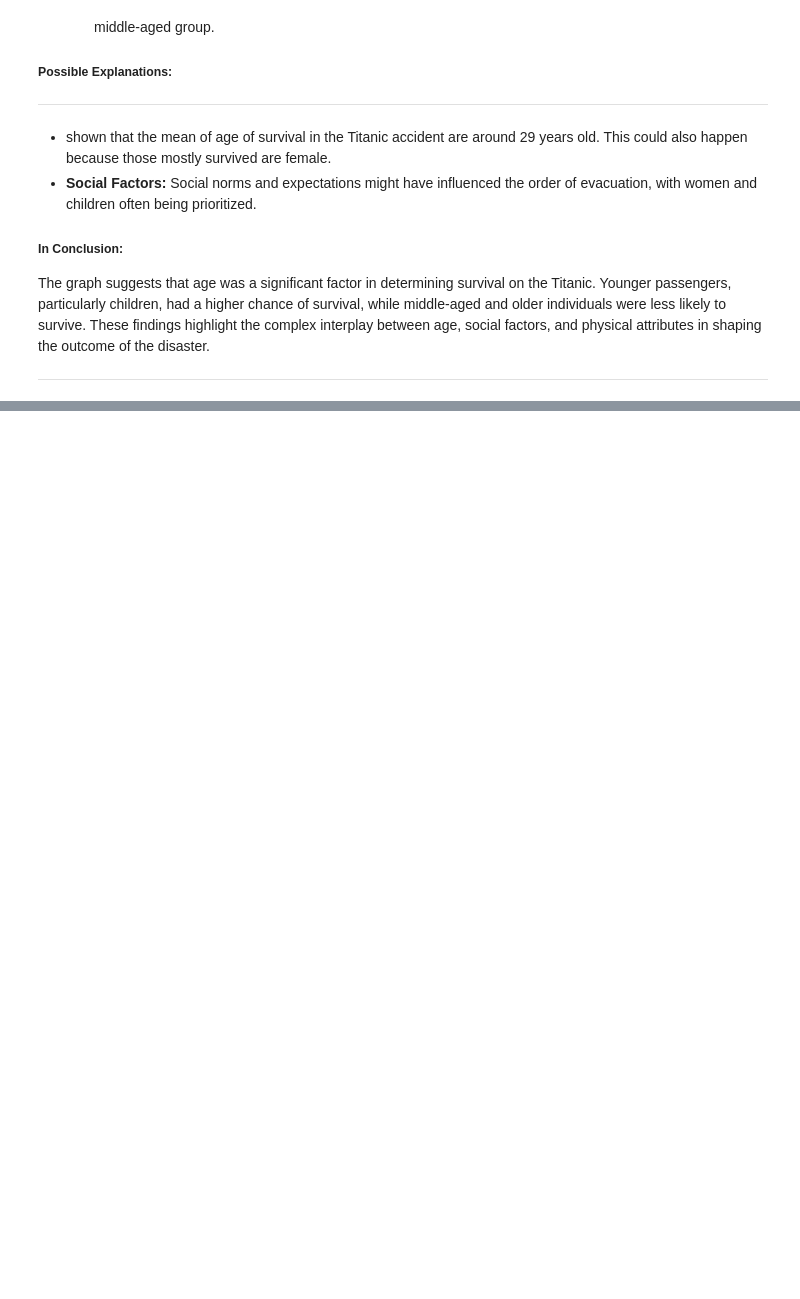
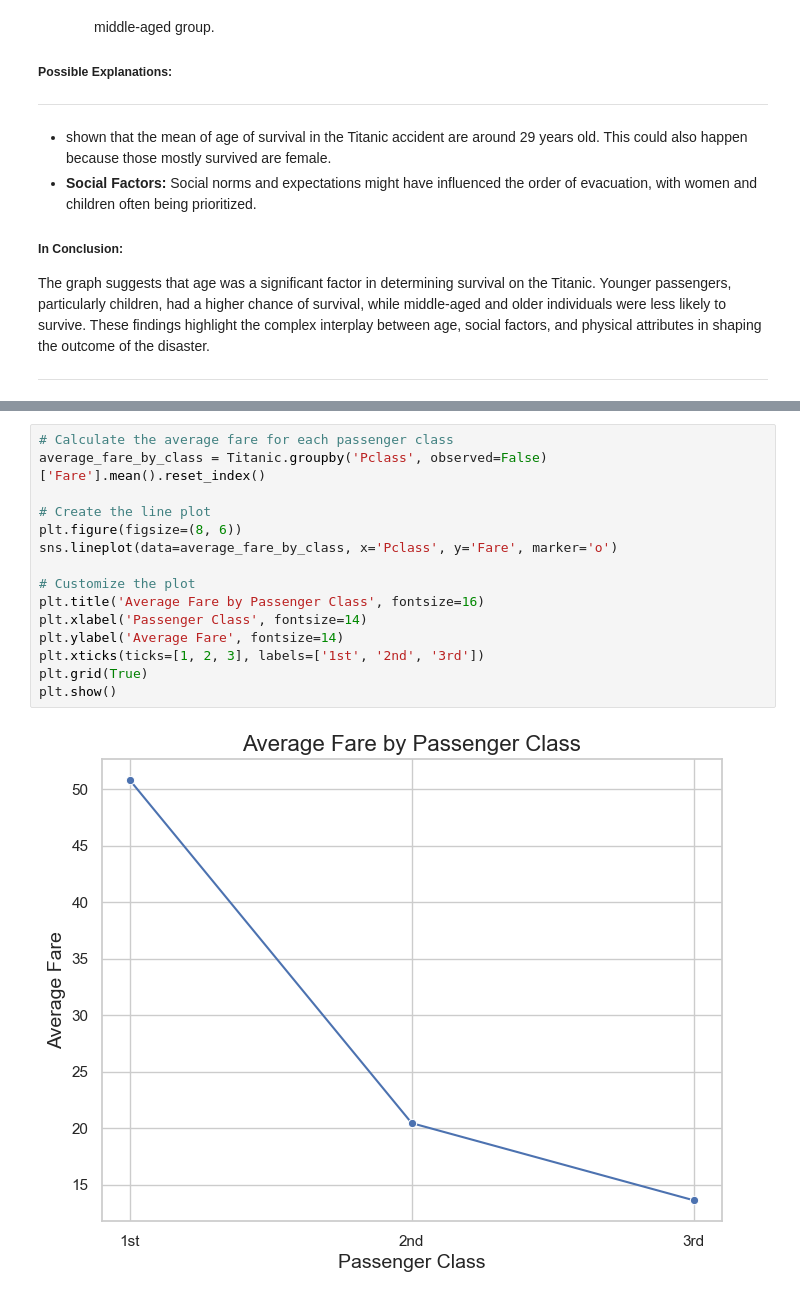
Before and after one commit to SnitTeshome/PRODIGY_DS_02, a Jupyter notebook: Task -02.ipynb, the cells around one changed output, grey strips where cells are left out. Saved outputs shown, nothing was run; the diff lists cells and outputs as text; blank space fills up the shorter version.

```diff
--- a/Task -02.ipynb
+++ b/Task -02.ipynb
@@ -884,0 +1057,17 @@ The graph suggests that age was a significant factor in determining survival on
+# %%
+# Calculate the average fare for each passenger class
+average_fare_by_class = Titanic.groupby('Pclass', observed=False)['Fare'].mean().reset_index()
+
+# Create the line plot
+plt.figure(figsize=(8, 6))
+sns.lineplot(data=average_fare_by_class, x='Pclass', y='Fare', marker='o')
+
+# Customize the plot
+plt.title('Average Fare by Passenger Class', fontsize=16)
+plt.xlabel('Passenger Class', fontsize=14)
+plt.ylabel('Average Fare', fontsize=14)
+plt.xticks(ticks=[1, 2, 3], labels=['1st', '2nd', '3rd'])
+plt.grid(True)
+plt.show()
+# %% [output]
+[figure, added]
```
Also changed, not shown: parts of 19 cells of this notebook.
